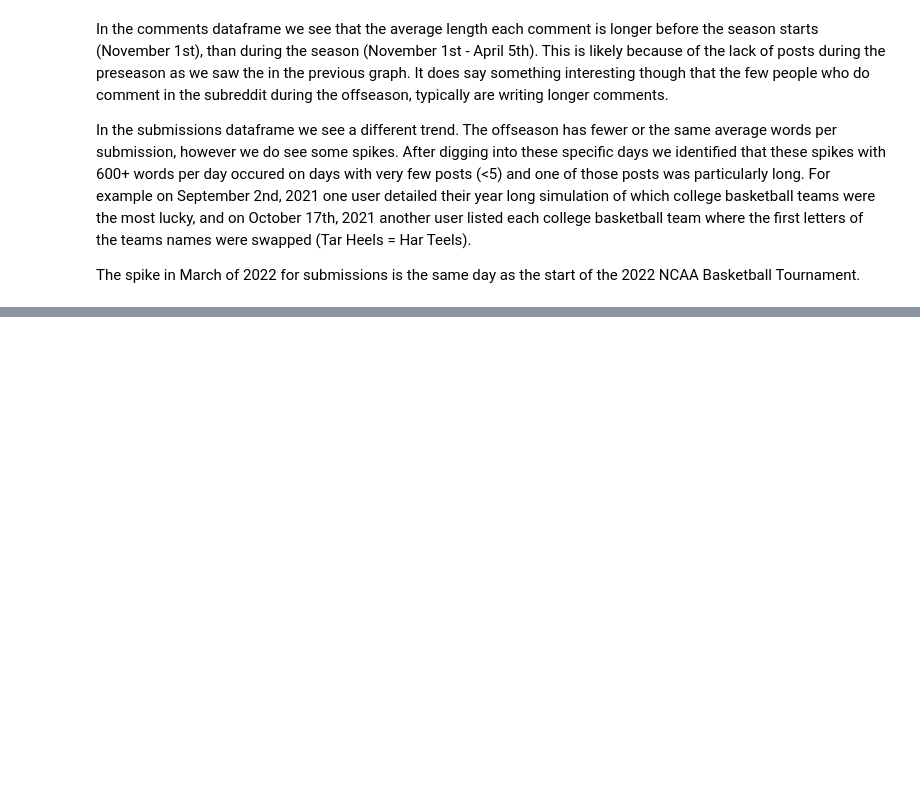
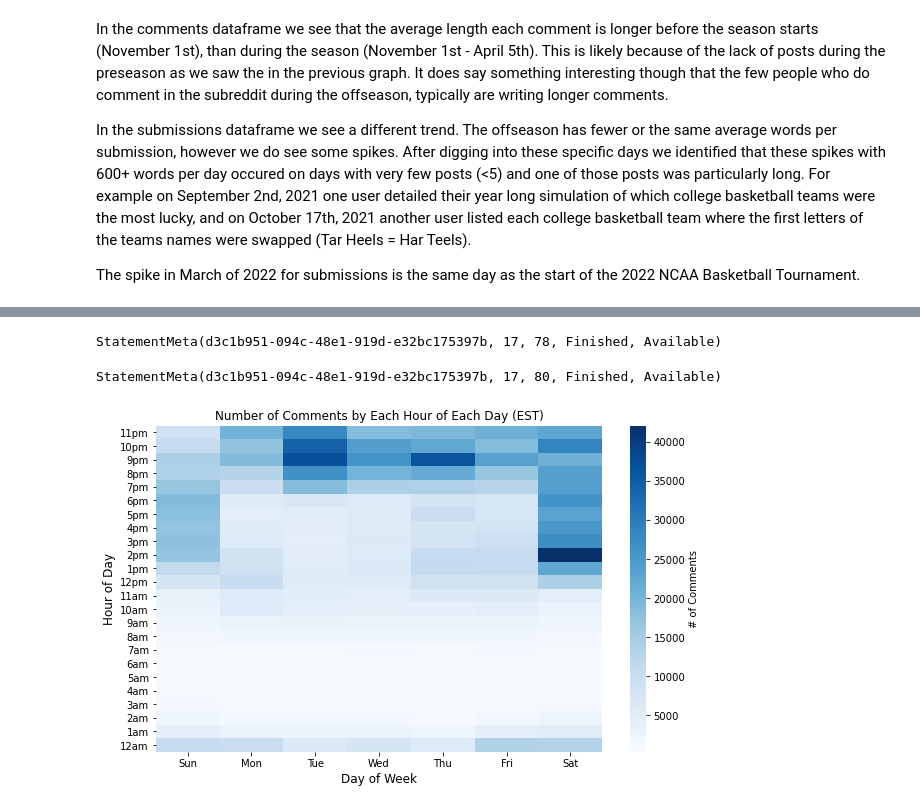
Before and after one commit to gu-dsan6000/fall-2023-reddit-project-team-26, a Jupyter notebook: code/project_eda_q2.ipynb, the cells around one changed output, grey strips where cells are left out. Saved outputs shown, nothing was run; the diff lists cells and outputs as text; code cells hidden in the pictures; blank space fills up the shorter version.

```diff
--- a/code/project_eda_q2.ipynb
+++ b/code/project_eda_q2.ipynb
@@ -165,0 +156,33 @@ The spike in March of 2022 for submissions is the same day as the start of the 2
+# %%
+from pyspark.sql.types import TimestampType
+comments_heat =(
+    comments
+    .filter(col("subreddit")=="CollegeBasketball") # filter for collegebasketball subreddit
+    .withColumn("created_eastern", from_utc_timestamp("created_utc", "America/New_York").cast(TimestampType())) # create eastern time from utc time
+    .withColumn("day_of_week", dayofweek("created_eastern")) # get day of the week of comment
+    .withColumn("hour_of_day", hour("created_eastern")) # get hour of the day of comment
+    .groupBy("day_of_week", "hour_of_day").agg(count("*").alias("count")) # group by day of the week and hour of the day and count total comments
+    .groupBy("hour_of_day").pivot("day_of_week").sum("count") # pivot table for heatmap format
+    .orderBy(col("hour_of_day"), ascending = False) # order hour of the day in descending order
+    .toPandas() # send to pandas
+)
+heat = comments_heat.set_index("hour_of_day")
+# %% [output]
+StatementMeta(d3c1b951-094c-48e1-919d-e32bc175397b, 17, 78, Finished, Available)
+# %%
+hour_labels = [f"{i % 12}{'am' if i < 12 else 'pm'}" for i in range(24)] # string labels for hour of the day
+hour_labels[0] = "12am" # edge case
+hour_labels[12] = "12pm" # edge case
+hour_labels = hour_labels[::-1] # reverse order list
+# plot the heatmap
+plt.figure(figsize = (10,6))
+sns.heatmap(heat, cmap="Blues",  cbar_kws={'label': '# of Comments'})
+plt.xticks(ticks=[i + 0.5 for i in range(len(heat.columns))], labels=["Sun", "Mon", "Tue", "Wed", "Thu", "Fri", "Sat"])
+plt.yticks(ticks=[i + 0.5 for i in range(len(heat))], labels=hour_labels, rotation = 0)
+plt.xlabel("Day of Week", fontsize = 12)
+plt.ylabel("Hour of Day", fontsize = 12)
+plt.title("Number of Comments by Each Hour of Each Day (EST)", fontsize = 12)
+plt.show()
+# %% [output]
+StatementMeta(d3c1b951-094c-48e1-919d-e32bc175397b, 17, 80, Finished, Available)
+[figure, added]
```
Also changed, not shown: parts of 8 cells of this notebook, 1 other file.
